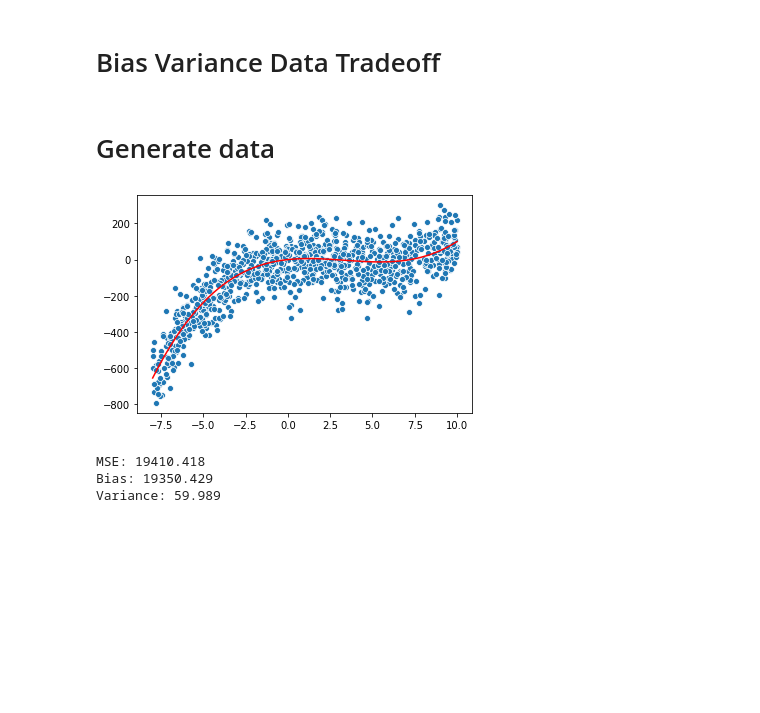
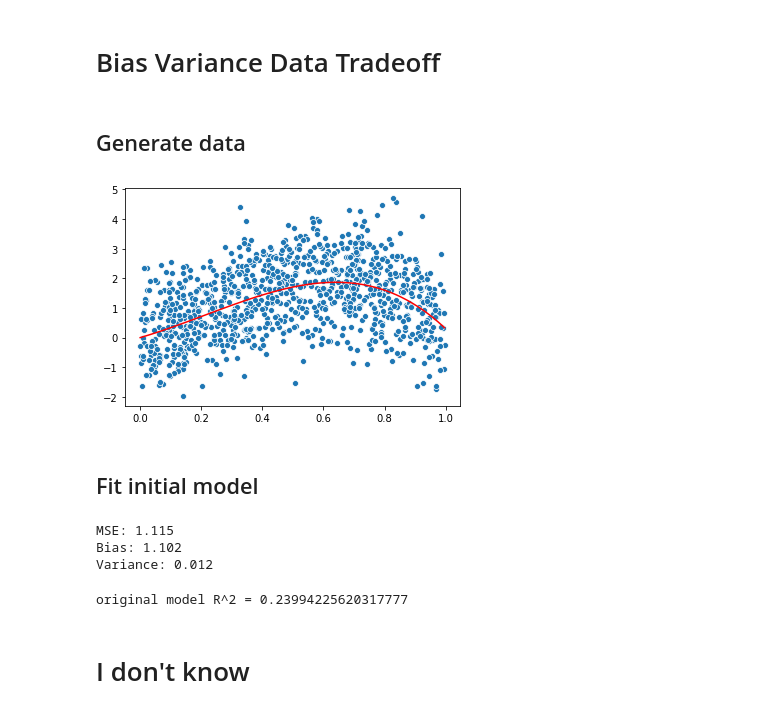
Before and after one commit to christiejibaraki/bias_variance_explo, a Jupyter notebook: bias-variance-tradeoff.ipynb, the cells around one changed output. Drawn from its saved outputs; the diff is of its cells as text; code cells hidden in the pictures; blank space fills up the shorter version.

```diff
--- a/bias-variance-tradeoff.ipynb
+++ b/bias-variance-tradeoff.ipynb
@@ -15,37 +15,69 @@ from sklearn.preprocessing import PolynomialFeatures
 from mlxtend.evaluate import bias_variance_decomp
 from sklearn.linear_model import LinearRegression
 # %% [markdown]
-# Generate data
+## Generate data
 # %%
-X = np.random.uniform(-8, 10, 1000)
-noise = np.random.normal(0,100,1000)
+X = np.random.uniform(0, 1, 1000)
+noise = np.random.normal(0,1,1000)
 # true function f(x) = 10x - 5x^2 + 0.5x^3
-true_function = 10*X -5*X**2 + 0.5*(X**3)
+true_function = 3*X + 4*X**2 -6*(X**3)-0.7*(X**4)
 y=true_function+noise
 sns.scatterplot(x=X, y=y)
 sns.lineplot(x=X, y=true_function, color='r')
 plt.show()
 # %% [output]
-[figure, old version]
+[figure, new version]
+# %% [markdown]
+## Fit initial model
+# %%
+#features = X
+features = np.column_stack((X, X**2, X**3, X**4, X**5, X**6, X**7, X**8))
+assert(features[0,0]**3==features[0,2])
+assert(features[0,0]**7==features[0,6])
+targets = y
+
+#split the data into test and train sets
+X_train, X_test, y_train, y_test = train_test_split(features, targets, test_size=0.33, random_state=1)
+
+#first fit a simple linear regression OR NOT
+simple = LinearRegression()
+simple.fit(X_train, y_train.reshape(-1,1))
+
+# estimate bias and variance
+mse, bias, var = bias_variance_decomp(simple, X_train,
+                                      y_train, X_test,
+                                      y_test, loss='mse', num_rounds=2000, random_seed=1)
+# summarize results
+print('MSE: %.3f' % mse)
+print('Bias: %.3f' % bias)
+print('Variance: %.3f' % var)
+# %% [output]
+MSE: 1.115
+Bias: 1.102
+Variance: 0.012
+# %%
+r_2 = simple.score(X_test, y_test)
+print(f'original model R^2 = {r_2}')
+# %% [output]
+original model R^2 = 0.23994225620317777
+# %% [markdown]
+# I don't know
 # %%
-features = X
-targets = y
-#split the data into test and train sets
-X_train, X_test, y_train, y_test = train_test_split(X, y, test_size=0.33, random_state=1)
+# not really sure how to change this for multiple features
+def truncate_fit_eval_linear(num_obs):
+    features = X[:num_obs] # probably shouldn't reference X
+    targets = y[:num_obs]
+    #split the data into test and train sets
+    X_train, X_test, y_train, y_test = train_test_split(features, targets, test_size=0.33, random_state=1)
 
-#first fit a simple linear regression
-simple = LinearRegression()
-simple.fit(X_train.reshape(-1,1), y_train.reshape(-1,1))
+    #first fit a simple linear regression
+    simple = LinearRegression()
+    simple.fit(X_train.reshape(-1,1), y_train.reshape(-1,1))
 
-# estimate bias and variance
-mse, bias, var = bias_variance_decomp(simple, X_train.reshape(-1,1),
+    # estimate bias and variance
+    mse, bias, var = bias_variance_decomp(simple, X_train.reshape(-1,1),
                                       y_train, X_test.reshape(-1,1),
                                       y_test, loss='mse', num_rounds=2000, random_seed=1)
-# summarize results
-print('MSE: %.3f' % mse)
-print('Bias: %.3f' % bias)
-print('Variance: %.3f' % var)
+
+    r_2 = simple.score(X_test.reshape(-1,1), y_test)
+    return {'MSE': mse, 'Bias': bias, 'Variance': var, 'r^2': r_2}
-# %% [output]
-MSE: 19410.418
-Bias: 19350.429
-Variance: 59.989
```
Also changed, not shown: parts of 14 cells of this notebook.
